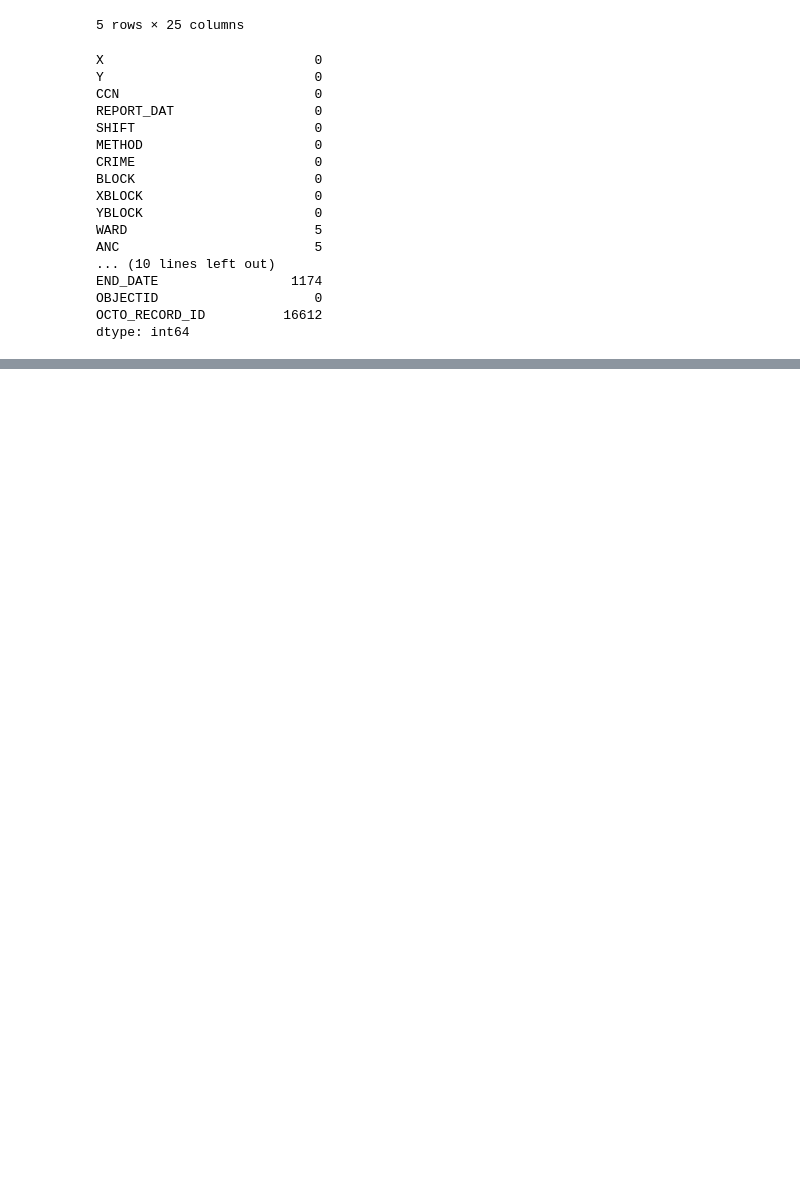
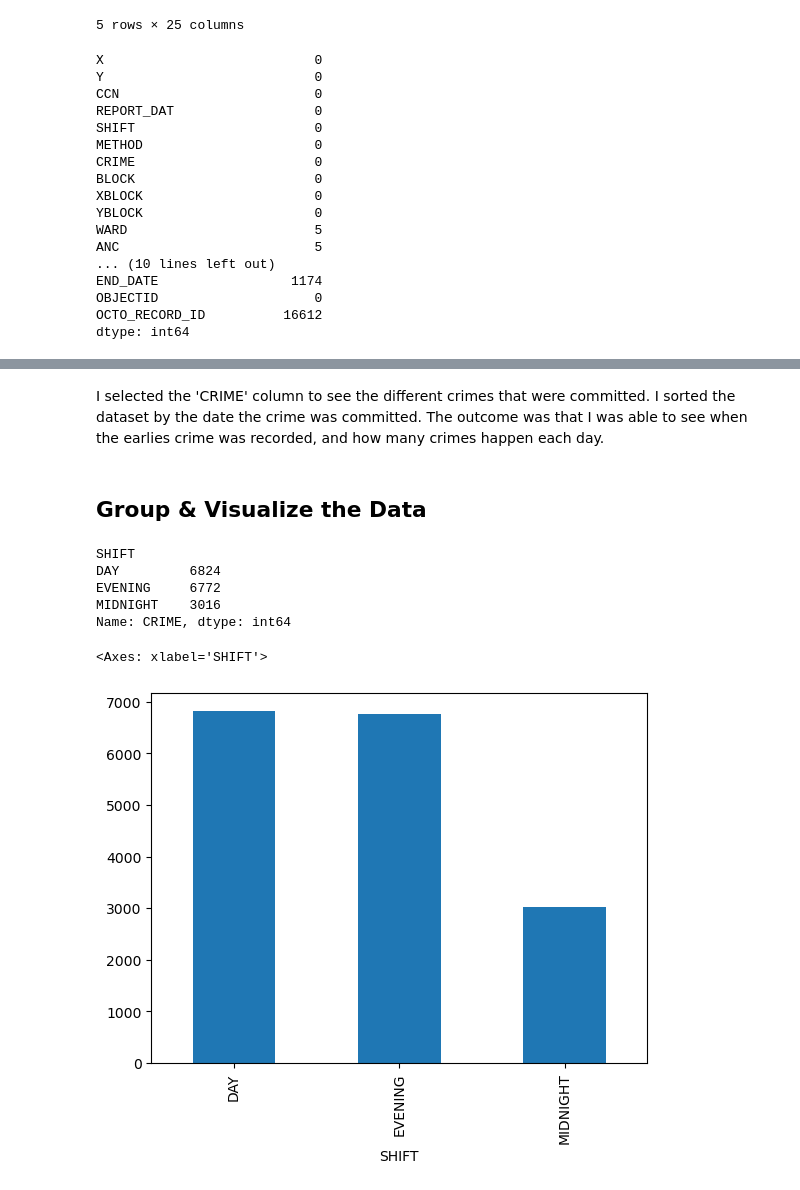
Before and after one commit to marti2rp/IA-340, a Jupyter notebook: Lab2.ipynb, the cells around one changed output, grey strips where cells are left out. Cells and saved outputs as stored; diff of their text form; code cells hidden in the pictures; blank space fills up the shorter version.

```diff
--- a/Lab2.ipynb
+++ b/Lab2.ipynb
@@ -94,0 +162,18 @@ Index: []>
+# %% [markdown]
+I selected the 'CRIME' column to see the different crimes that were committed. I sorted the dataset by the date the crime was committed. The outcome was that I was able to see when the earlies crime was recorded, and how many crimes happen each day.
+# %% [markdown]
+## Group & Visualize the Data
+# %%
+sum_crimes_by_shift = df.groupby('SHIFT')['CRIME'].count()
+sum_crimes_by_shift.head()
+# %% [output]
+SHIFT
+DAY         6824
+EVENING     6772
+MIDNIGHT    3016
+Name: CRIME, dtype: int64
+# %%
+sum_crimes_by_shift.plot.bar()
+# %% [output]
+<Axes: xlabel='SHIFT'>
+[figure, added]
```
Also changed, not shown: parts of 13 cells of this notebook, 1 other file.
